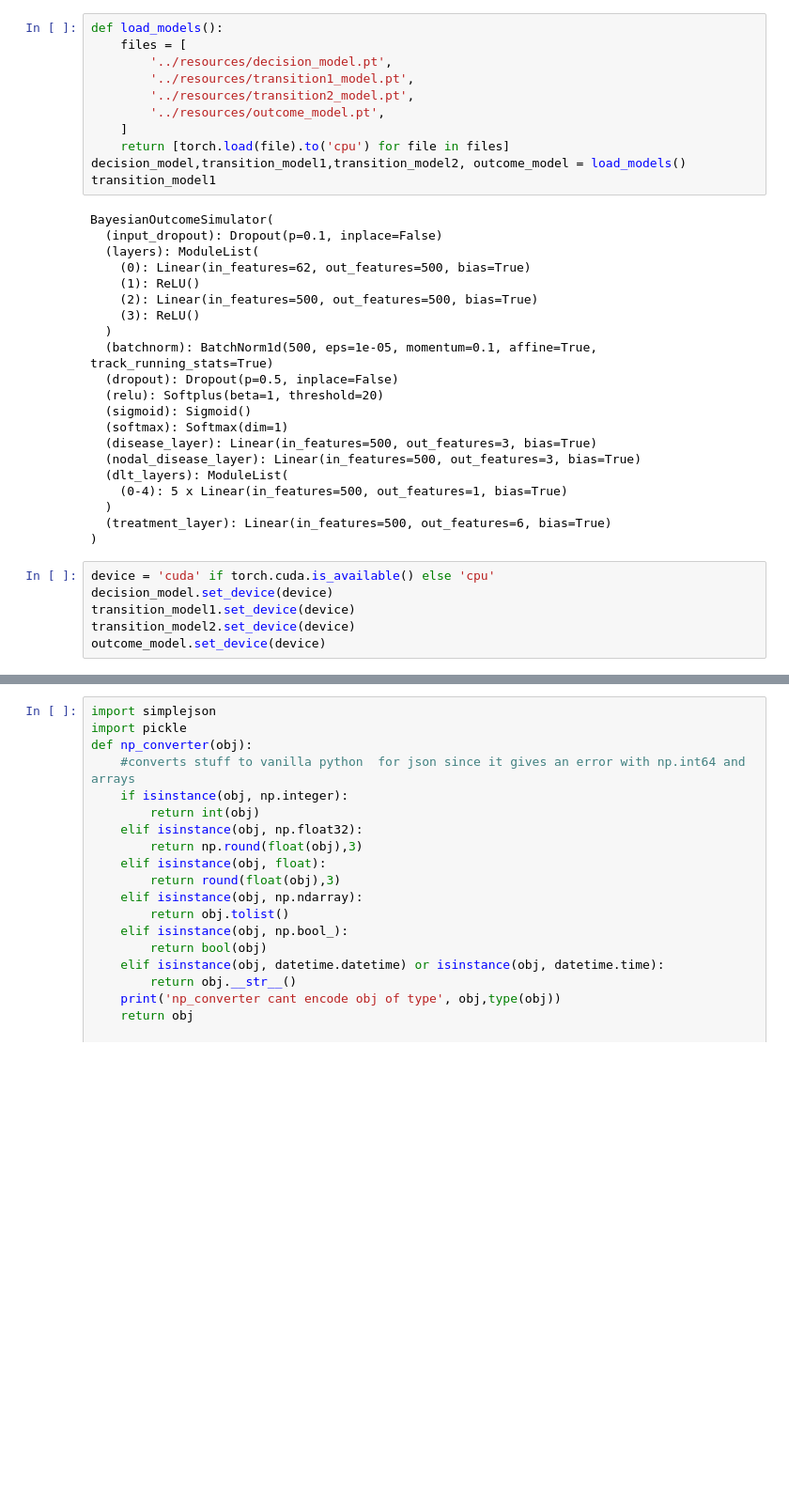
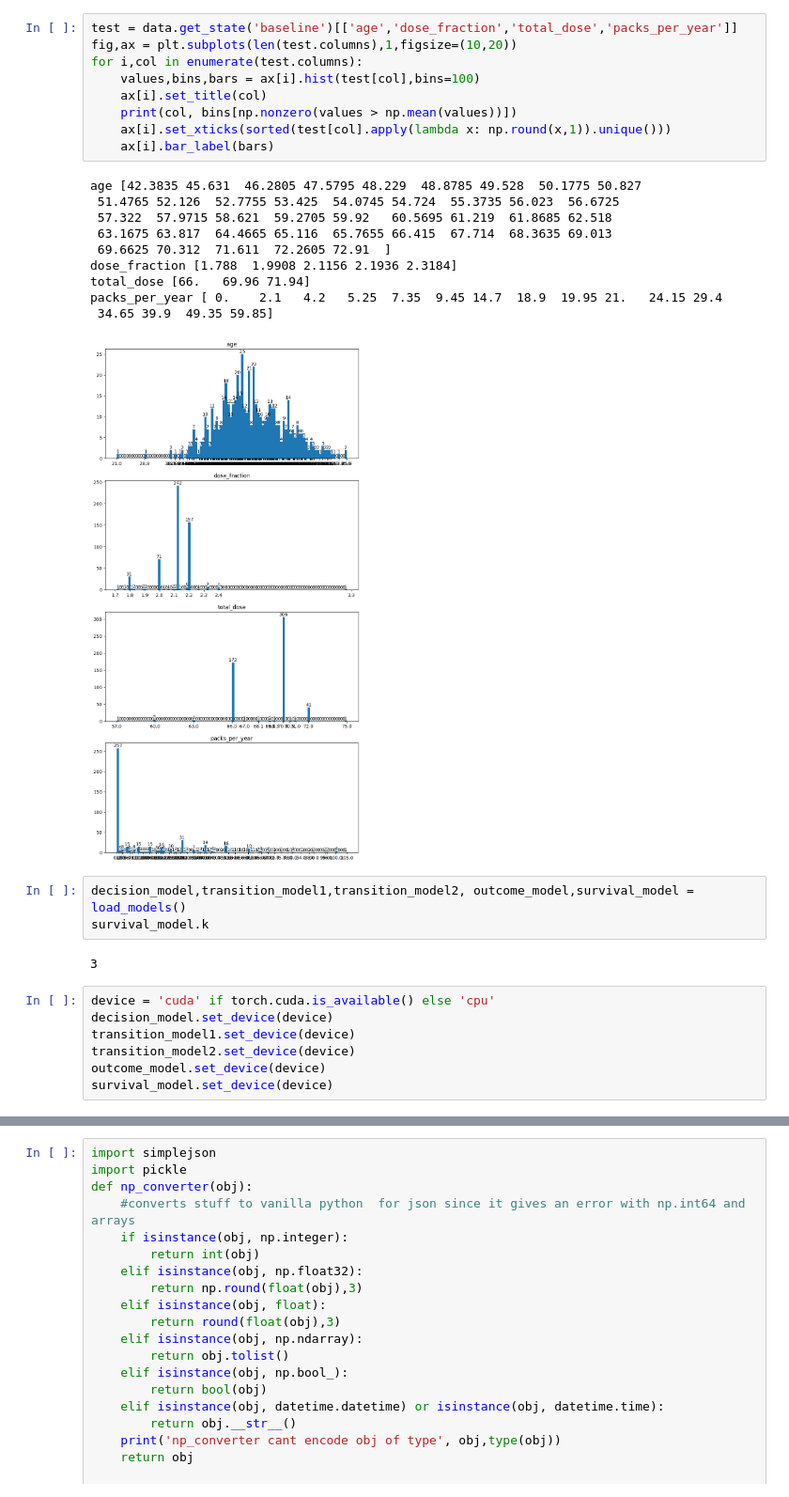
Before and after one commit to uic-evl/DigitalTwinVis, a Jupyter notebook: python/BackendTesting.ipynb, the cells around one changed output, grey strips where cells are left out. Shown at 94% size. Drawn from its saved outputs; the diff is of its cells as text; blank space fills up the shorter version.

```diff
--- a/python/BackendTesting.ipynb
+++ b/python/BackendTesting.ipynb
@@ -14,41 +19,35 @@ from scipy.spatial.distance import cdist
+# %%
+test = data.get_state('baseline')[['age','dose_fraction','total_dose','packs_per_year']]
+fig,ax = plt.subplots(len(test.columns),1,figsize=(10,20))
+for i,col in enumerate(test.columns):
+    values,bins,bars = ax[i].hist(test[col],bins=100)
+    ax[i].set_title(col)
+    print(col, bins[np.nonzero(values > np.mean(values))])
+    ax[i].set_xticks(sorted(test[col].apply(lambda x: np.round(x,1)).unique()))
+    ax[i].bar_label(bars)
+# %% [output]
+age [42.3835 45.631  46.2805 47.5795 48.229  48.8785 49.528  50.1775 50.827
+ 51.4765 52.126  52.7755 53.425  54.0745 54.724  55.3735 56.023  56.6725
+ 57.322  57.9715 58.621  59.2705 59.92   60.5695 61.219  61.8685 62.518
+ 63.1675 63.817  64.4665 65.116  65.7655 66.415  67.714  68.3635 69.013
+ 69.6625 70.312  71.611  72.2605 72.91  ]
+dose_fraction [1.788  1.9908 2.1156 2.1936 2.3184]
+total_dose [66.   69.96 71.94]
+packs_per_year [ 0.    2.1   4.2   5.25  7.35  9.45 14.7  18.9  19.95 21.   24.15 29.4
+ 34.65 39.9  49.35 59.85]
+[figure, added]
 # %%
-def load_models():
-    files = [
-        '../resources/decision_model.pt',
-        '../resources/transition1_model.pt',
-        '../resources/transition2_model.pt',
-        '../resources/outcome_model.pt',
-    ]
-    return [torch.load(file).to('cpu') for file in files]
-decision_model,transition_model1,transition_model2, outcome_model = load_models()
-transition_model1
+decision_model,transition_model1,transition_model2, outcome_model,survival_model = load_models()
+survival_model.k
 # %% [output]
-BayesianOutcomeSimulator(
-  (input_dropout): Dropout(p=0.1, inplace=False)
-  (layers): ModuleList(
-    (0): Linear(in_features=62, out_features=500, bias=True)
-    (1): ReLU()
-    (2): Linear(in_features=500, out_features=500, bias=True)
-    (3): ReLU()
-  )
-  (batchnorm): BatchNorm1d(500, eps=1e-05, momentum=0.1, affine=True, track_running_stats=True)
-  (dropout): Dropout(p=0.5, inplace=False)
-  (relu): Softplus(beta=1, threshold=20)
-  (sigmoid): Sigmoid()
-  (softmax): Softmax(dim=1)
-  (disease_layer): Linear(in_features=500, out_features=3, bias=True)
-  (nodal_disease_layer): Linear(in_features=500, out_features=3, bias=True)
-  (dlt_layers): ModuleList(
-    (0-4): 5 x Linear(in_features=500, out_features=1, bias=True)
-  )
-  (treatment_layer): Linear(in_features=500, out_features=6, bias=True)
-)
+3
 # %%
 device = 'cuda' if torch.cuda.is_available() else 'cpu'
 decision_model.set_device(device)
 transition_model1.set_device(device)
 transition_model2.set_device(device)
 outcome_model.set_device(device)
+survival_model.set_device(device)
 # %%
 data = DTDataset()
 newdf = data.processed_df.copy()
```
Also changed, not shown: parts of 22 cells of this notebook, 19 other files.
